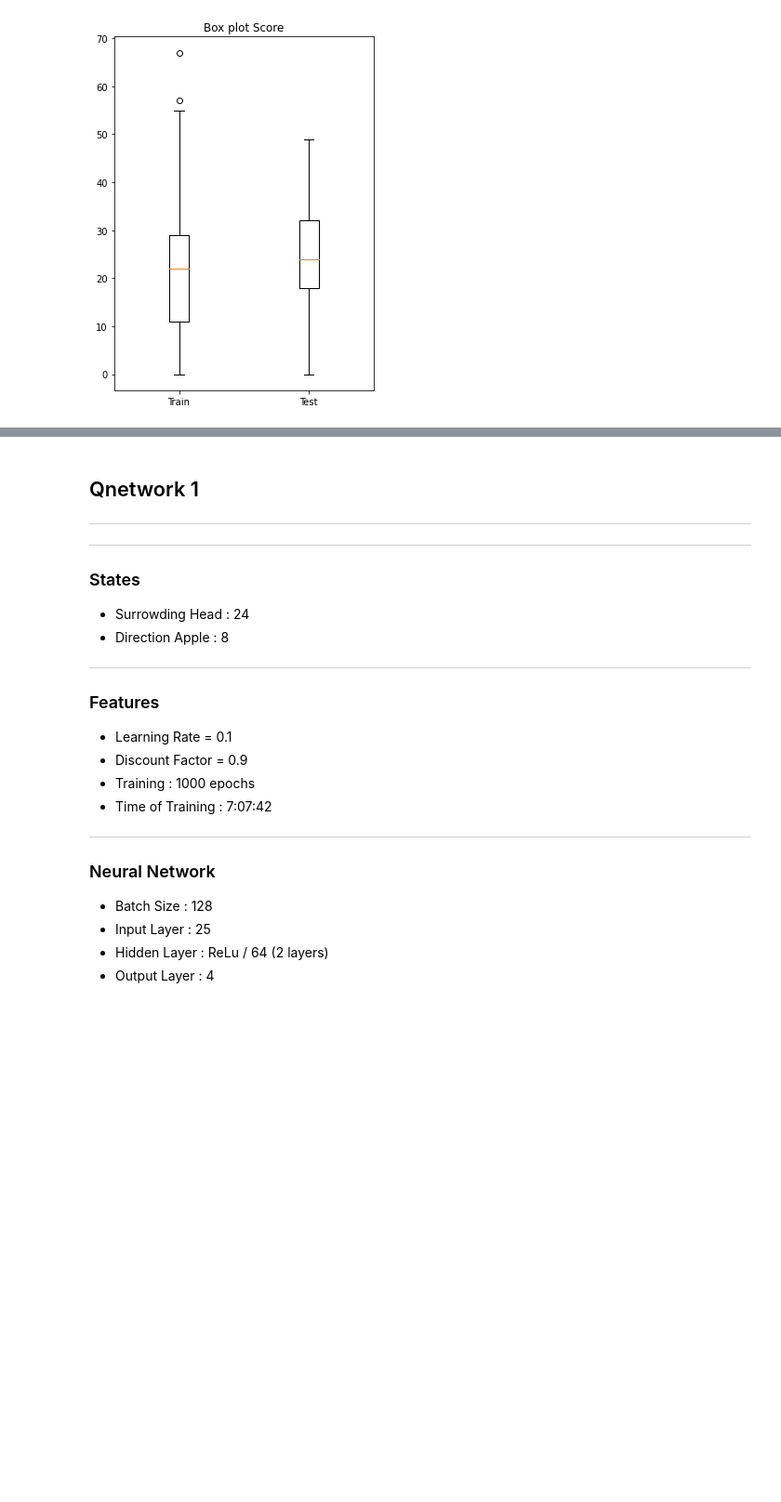
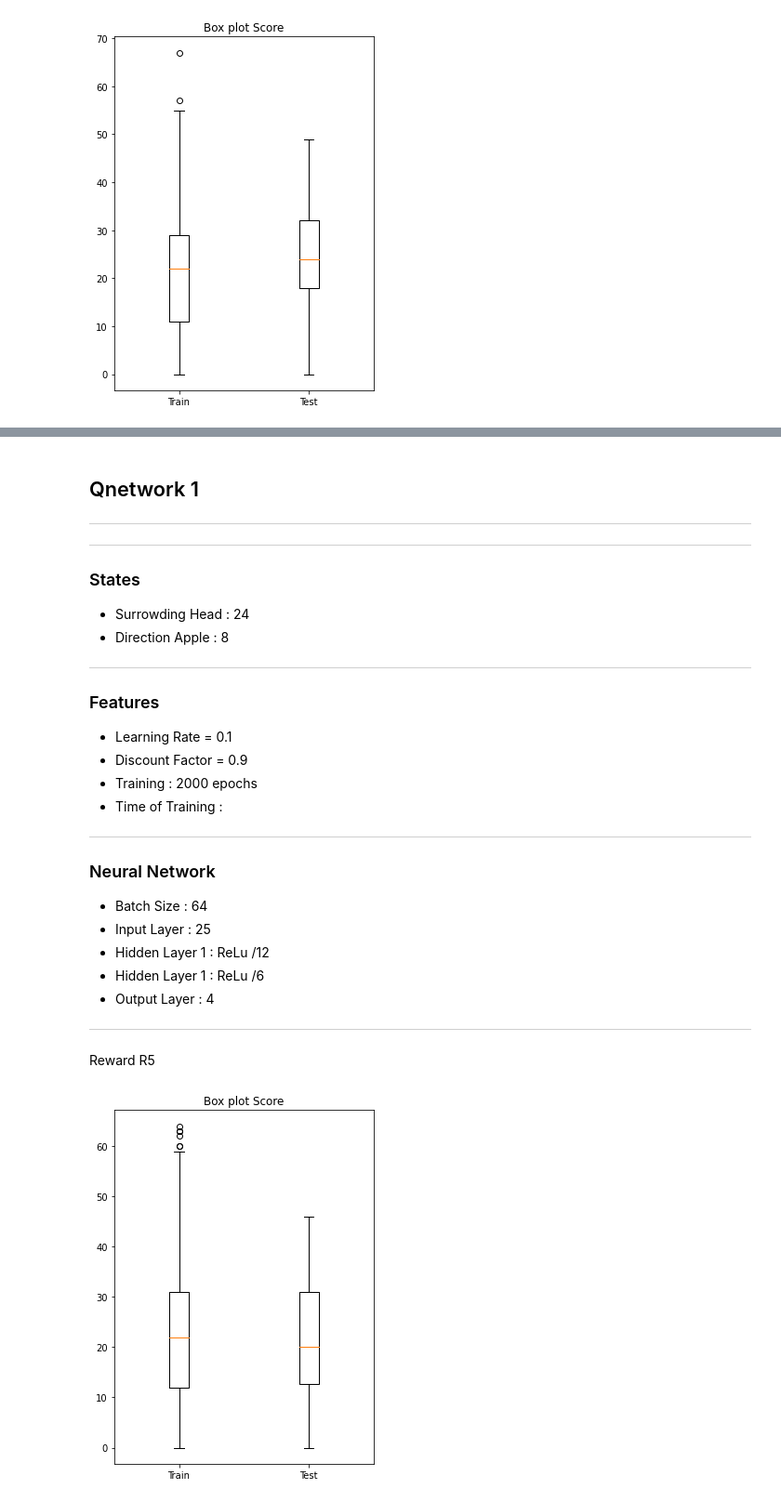
Before and after one commit to numaresplandy/SnAIke, a Jupyter notebook: test.ipynb, the cells around one changed output, grey strips where cells are left out. Shown at 93% size. Saved outputs shown, nothing was run; the diff lists cells and outputs as text; code cells hidden in the pictures; blank space fills up the shorter version.

```diff
--- a/test.ipynb
+++ b/test.ipynb
@@ -177,13 +165,24 @@ plot_boxPlot_score(path1,path)
 ### Features
 - Learning Rate = 0.1
 - Discount Factor = 0.9
-- Training : 1000 epochs
-- Time of Training : 7:07:42
+- Training : 2000 epochs
+- Time of Training :
 
 ---
 
 ### Neural Network
-- Batch Size : 128
+- Batch Size : 64
 - Input Layer : 25
-- Hidden Layer : ReLu / 64 (2 layers)
+- Hidden Layer 1 : ReLu /12
+- Hidden Layer 1 : ReLu /6
 - Output Layer : 4
+
+---
+
+Reward R5
+# %%
+path1 = 'score/Qnet_train_e_2000_lr_0.1_df_0.9_R5.csv'
+path = 'score/Qnet_test_e_100_lr_0.1_df_0.9_R5.csv'
+plot_boxPlot_score(path1,path)
+# %% [output]
+[figure, added]
```
Also changed, not shown: parts of 20 cells of this notebook, 15 other files.
